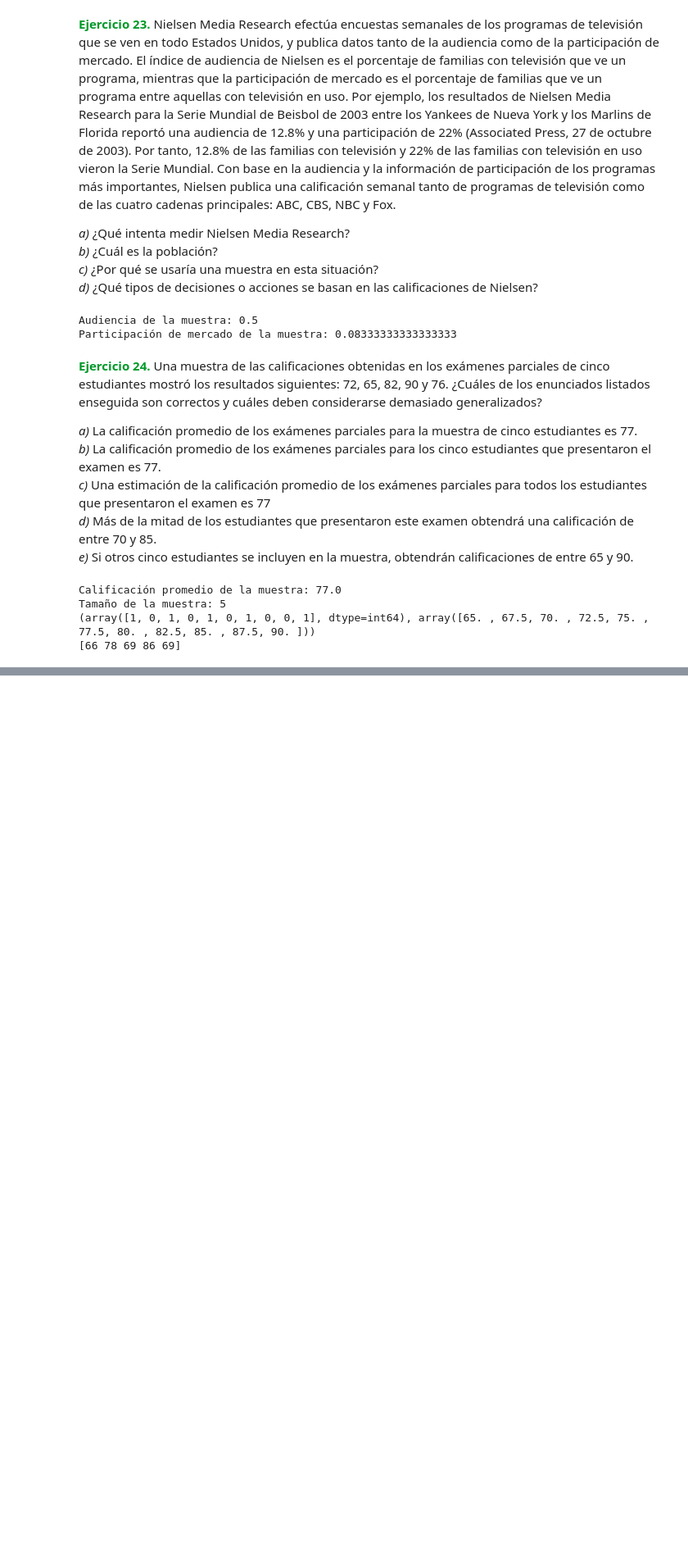
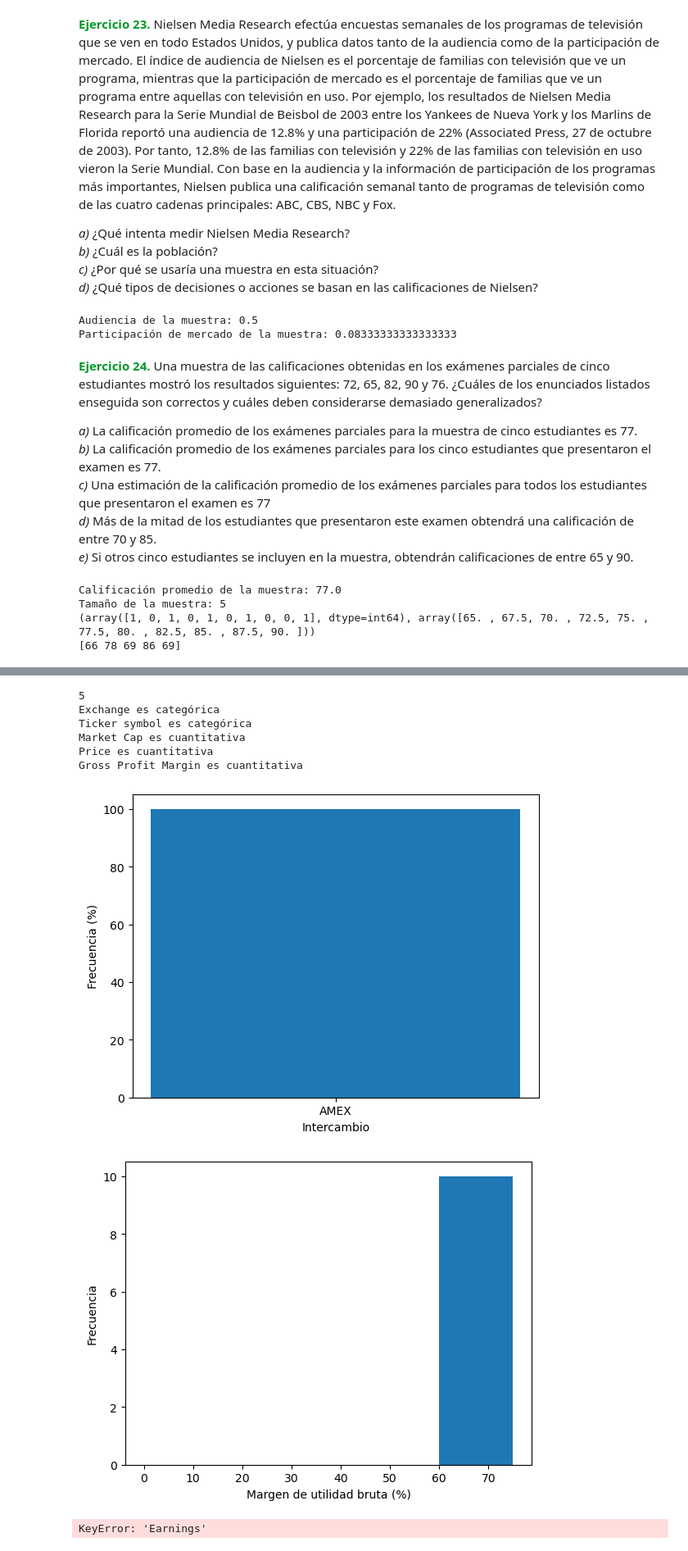
Before and after one commit to CrisBelDev/ebook-Estadistica2, a Jupyter notebook: docs/capitulo1.ipynb, the cells around one changed output, grey strips where cells are left out. Shown at 82% size. Cells and saved outputs as stored; diff of their text form; code cells hidden in the pictures; blank space fills up the shorter version.

```diff
--- a/docs/capitulo1.ipynb
+++ b/docs/capitulo1.ipynb
@@ -1808,0 +1889,65 @@ Tamaño de la muestra: 5
+# %%
+import pandas as pd
+import matplotlib.pyplot as plt
+
+# Datos
+data = pd.DataFrame({
+    "Exchange": ["AMEX", "AMEX", "AMEX", "AMEX", "AMEX", "AMEX", "AMEX", "AMEX", "AMEX", "AMEX"],
+    "Ticker symbol": ["AAPL", "AMZN", "GOOGL", "FB", "MSFT", "TSLA", "NVDA", "BABA", "INTC", "AMD"],
+    "Market Cap": [2.88e+12, 1.69e+12, 1.53e+12, 1.00e+12, 2.29e+12, 829.0e+10, 764.0e+10, 2.55e+12, 2.58e+12, 1.57e+12],
+    "Price": [10.2, 13.3, 12.6, 13.2, 12.9, 13.1, 12.5, 12.8, 12.7, 13.0],
+    "Gross Profit Margin": [66.1, 70.2, 68.2, 69.7, 67.3, 68.5, 66.9, 67.8, 67.6, 68.3]
+})
+
+# a) Cuántas variables hay en el banco de datos?
+print(len(data.columns))
+
+# b) Cuáles de las variables son categóricas y cuáles son cuantitativas?
+for col in data.columns:
+    if data[col].dtype.name == "object":
+        print(col, "es categórica")
+    else:
+        print(col, "es cuantitativa")
+
+# c) Para la variable Exchange (intercambio) muestre la frecuencia y la frecuencia de porcentaje de AMEX, NYSE y OTC. Elabore una gráfica de barras parecida a la de la figura 1.5 para la variable intercambio.
+# Frecuencia de cada categoría
+exchange_counts = data["Exchange"].value_counts()
+
+# Frecuencia de porcentaje de cada categoría
+exchange_percentages = exchange_counts / len(data) * 100
+
+# Gráfica de barras
+plt.bar(exchange_counts.index, exchange_percentages)
+plt.xlabel("Intercambio")
+plt.ylabel("Frecuencia (%)")
+plt.show()
+
+# d) Muestre la distribución de frecuencia para el Gross Profit Margin (margen de utilidad bruta) usando los cinco intervalos siguientes: 0-14.9, 15-29.9, 30-44.9, 45-59.9 y 60-74. Elabore un histograma parecido a la de la figura 1.6.
+# Intervalos
+intervals = [0, 15, 30, 45, 60, 75]
+
+# Frecuencias de cada intervalo
+gross_profit_margin_counts = data["Gross Profit Margin"].value_counts(bins=intervals)
+
+# Gráfica de histograma
+plt.hist(data["Gross Profit Margin"], bins=intervals)
+plt.xlabel("Margen de utilidad bruta (%)")
+plt.ylabel("Frecuencia")
+plt.show()
+
+# e) ¿Cuál es la razón promedio Price/Earnings Ratio (precio/utilidades)?
+# Promedio de Price/Earnings Ratio
+price_earnings_ratio_mean = data["Price"] / data["Earnings"]
+
+# Imprimir el promedio
+print(price_earnings_ratio_mean)
+# %% [output]
+5
+Exchange es categórica
+Ticker symbol es categórica
+Market Cap es cuantitativa
+Price es cuantitativa
+Gross Profit Margin es cuantitativa
+[figure, added]
+[figure, added]
+KeyError: 'Earnings'
```
Also changed, not shown: parts of 9 cells of this notebook.
